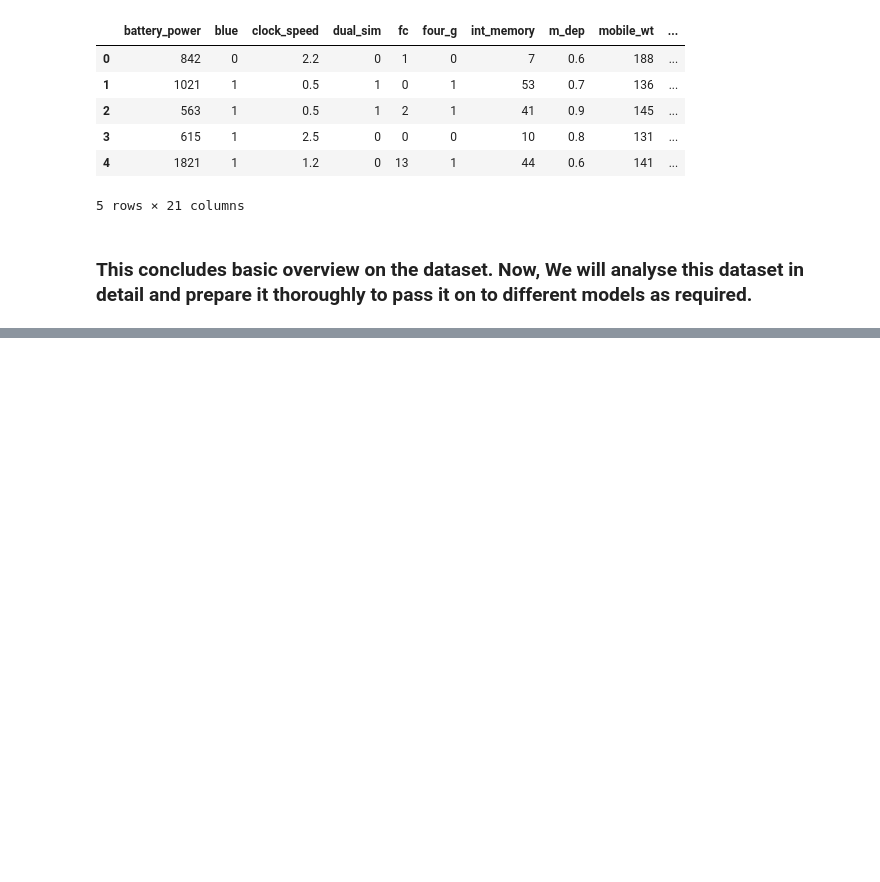
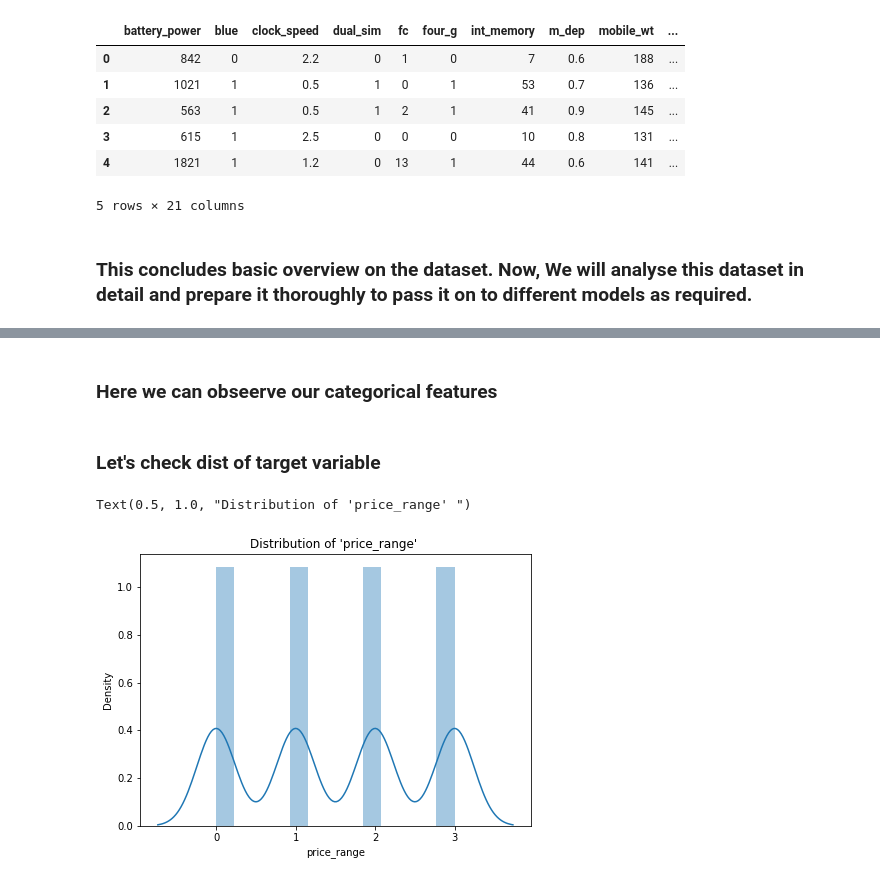
Before and after one commit to tanay47/Mobile-Price-Range-Prediction, a Jupyter notebook: Mobile_Price_Range_Prediction.ipynb, the cells around one changed output, grey strips where cells are left out. Drawn from its saved outputs; the diff is of its cells as text; code cells hidden in the pictures; blank space fills up the shorter version.

```diff
--- a/Mobile_Price_Range_Prediction.ipynb
+++ b/Mobile_Price_Range_Prediction.ipynb
@@ -154,0 +183,2 @@ mob_df.head()
+# %% [markdown]
+### Here we can obseerve our categorical features
@@ -154,0 +188,10 @@ mob_df.head()
+# %% [markdown]
+### Let's check dist of target variable
+# %%
+# distribution of target variable.
+plt.figure(figsize=(7,5))
+sns.distplot(mob_df['price_range'])
+plt.title(f"Distribution of 'price_range' ")
+# %% [output]
+Text(0.5, 1.0, "Distribution of 'price_range' ")
+[figure, added]
```
Also changed, not shown: parts of 20 cells of this notebook.
